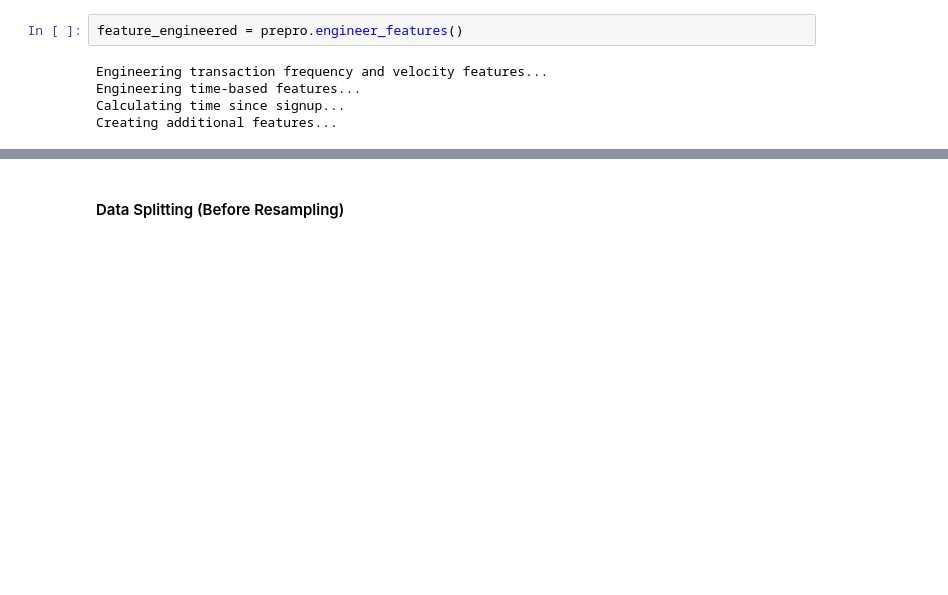
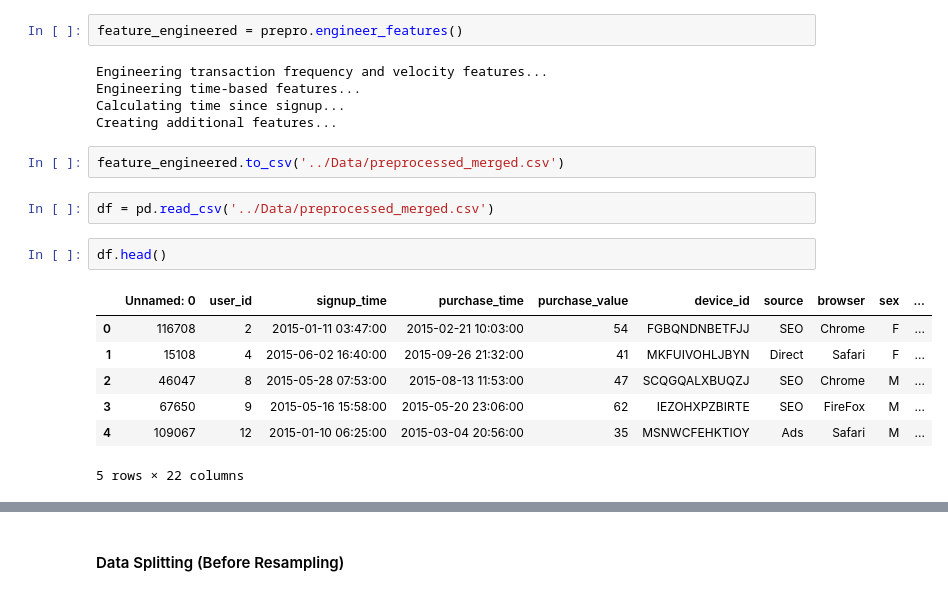
Before and after one commit to mubarek4566/Fraud-Detection-Ecommerce-Banking, a Jupyter notebook: notebooks/main.ipynb, the cells around one changed output, grey strips where cells are left out. Cells and saved outputs as stored; diff of their text form; blank space fills up the shorter version.

```diff
--- a/notebooks/main.ipynb
+++ b/notebooks/main.ipynb
@@ -302,3 +302,17 @@ Engineering transaction frequency and velocity features...
 Engineering time-based features...
 Calculating time since signup...
 Creating additional features...
+# %%
+feature_engineered.to_csv('../Data/preprocessed_merged.csv')
+# %%
+df = pd.read_csv('../Data/preprocessed_merged.csv')
+# %%
+df.head()
+# %% [output]
+|  | Unnamed: 0 | user_id | signup_time | purchase_time | purchase_value | device_id | source | browser | sex | ... |
+| 0 | 116708 | 2 | 2015-01-11 03:47:00 | 2015-02-21 10:03:00 | 54 | FGBQNDNBETFJJ | SEO | Chrome | F | ... |
+| 1 | 15108 | 4 | 2015-06-02 16:40:00 | 2015-09-26 21:32:00 | 41 | MKFUIVOHLJBYN | Direct | Safari | F | ... |
+| 2 | 46047 | 8 | 2015-05-28 07:53:00 | 2015-08-13 11:53:00 | 47 | SCQGQALXBUQZJ | SEO | Chrome | M | ... |
+| 3 | 67650 | 9 | 2015-05-16 15:58:00 | 2015-05-20 23:06:00 | 62 | IEZOHXPZBIRTE | SEO | FireFox | M | ... |
+| 4 | 109067 | 12 | 2015-01-10 06:25:00 | 2015-03-04 20:56:00 | 35 | MSNWCFEHKTIOY | Ads | Safari | M | ... |
+5 rows × 22 columns
```
Also changed, not shown: parts of 23 cells of this notebook.
